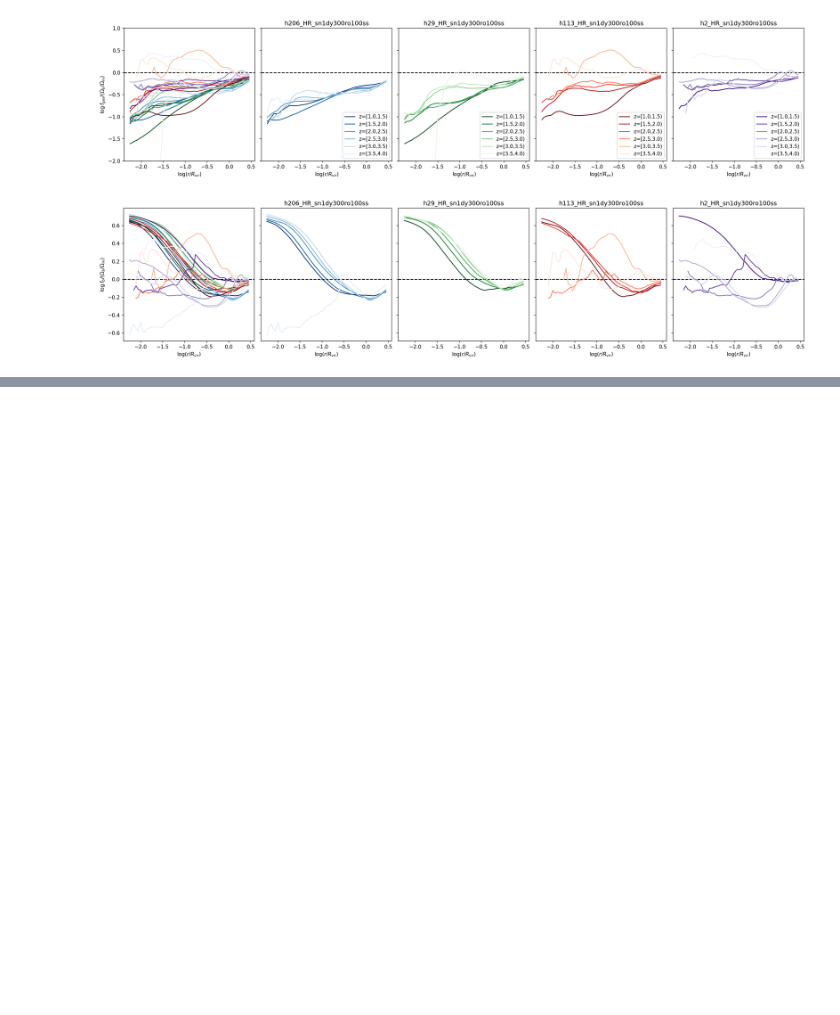
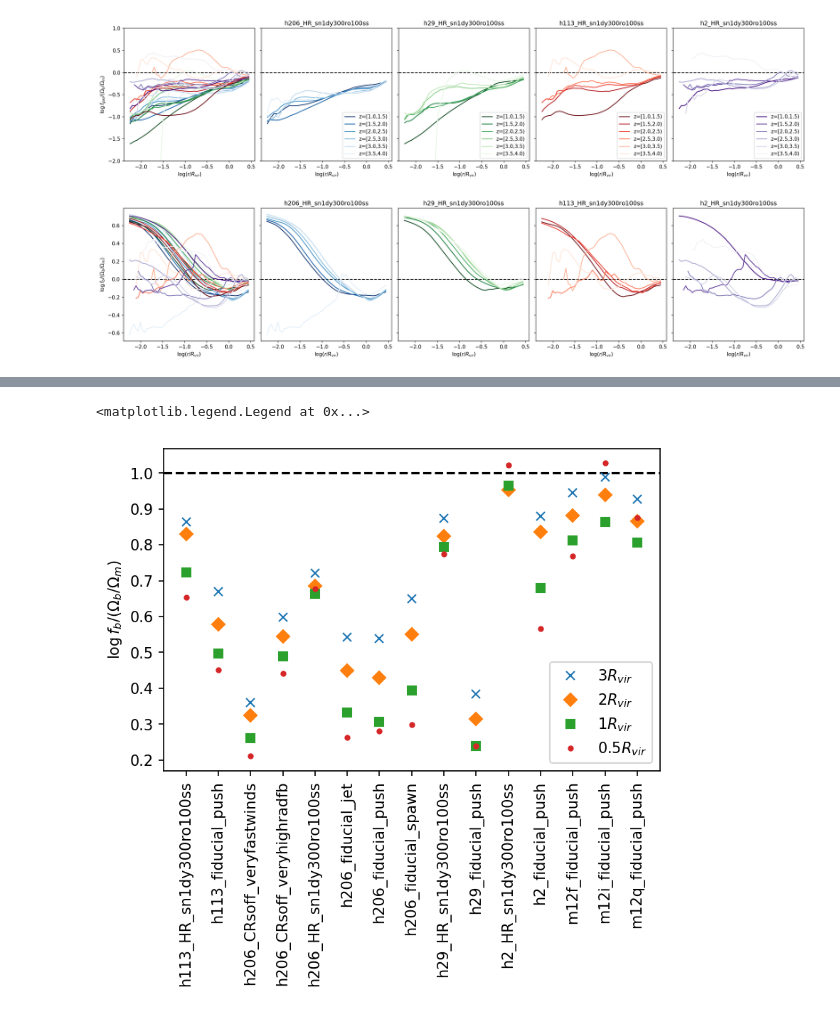
Before and after one commit to isulta/massive-halos, a Jupyter notebook: baryon_fraction.ipynb, the cells around one changed output, grey strips where cells are left out. Cells and saved outputs as stored; diff of their text form; code cells hidden in the pictures; blank space fills up the shorter version.

```diff
--- a/baryon_fraction.ipynb
+++ b/baryon_fraction.ipynb
@@ -46,0 +122,15 @@ plot_mass_fraction([0,4], 'b', None, False)
+# %%
+plt.figure(dpi=150)
+
+plt.plot(fb_3, 'x', label='$3 R_{vir}$')
+plt.plot(fb_2, 'D', label='$2 R_{vir}$')
+plt.plot(fb_1, 's', label='$1 R_{vir}$')
+plt.plot(fb_05, '.', label='$0.5 R_{vir}$')
+
+plt.xticks(range(len(halos)), halos, rotation=90)
+plt.axhline(1, ls='--', c='k', zorder=-1)
+plt.ylabel(f'$\log f_{{{flabel}}}/(\Omega_b / \Omega_m)$')
+plt.legend()
+# %% [output]
+<matplotlib.legend.Legend at 0x...>
+[figure, added]
```
Also changed, not shown: parts of 4 cells of this notebook, 12 other files.
